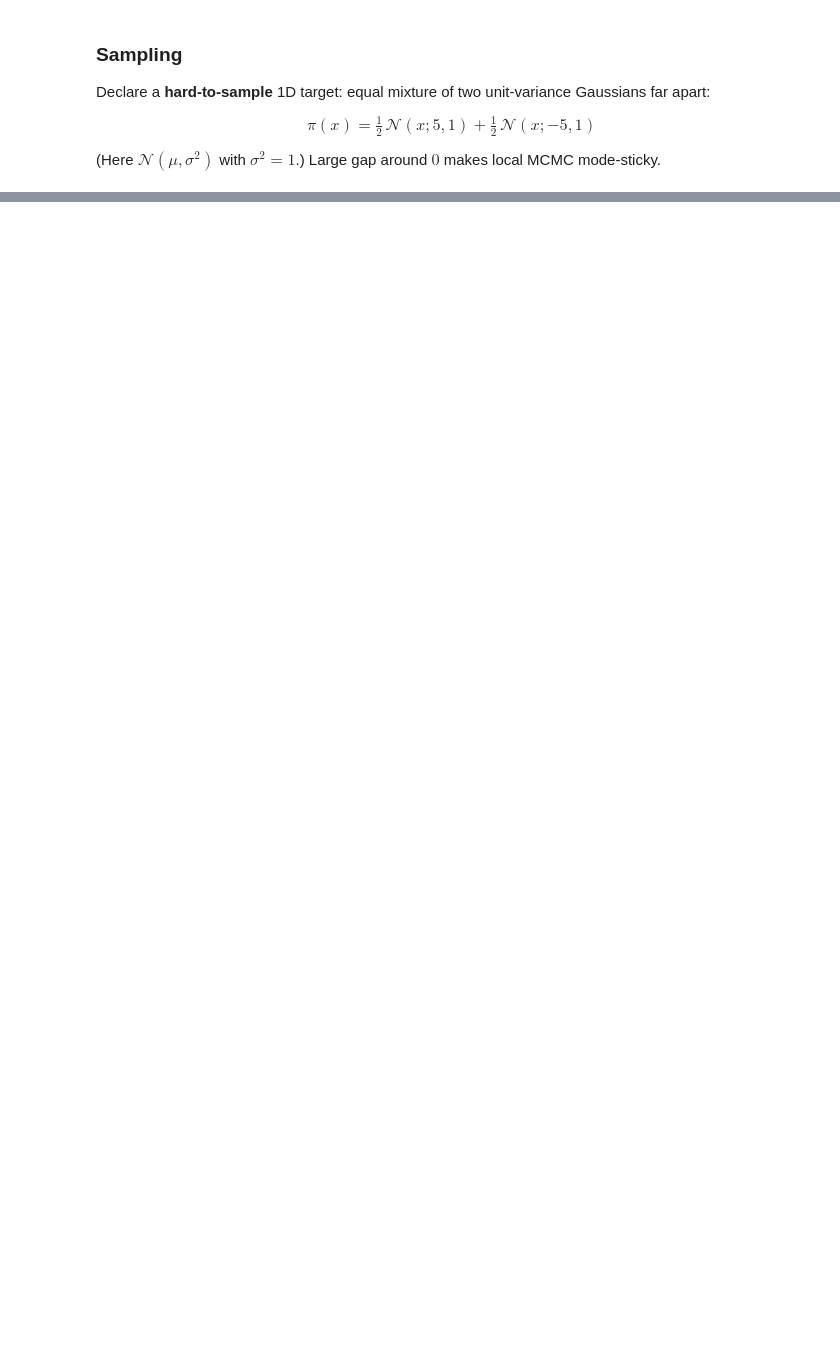
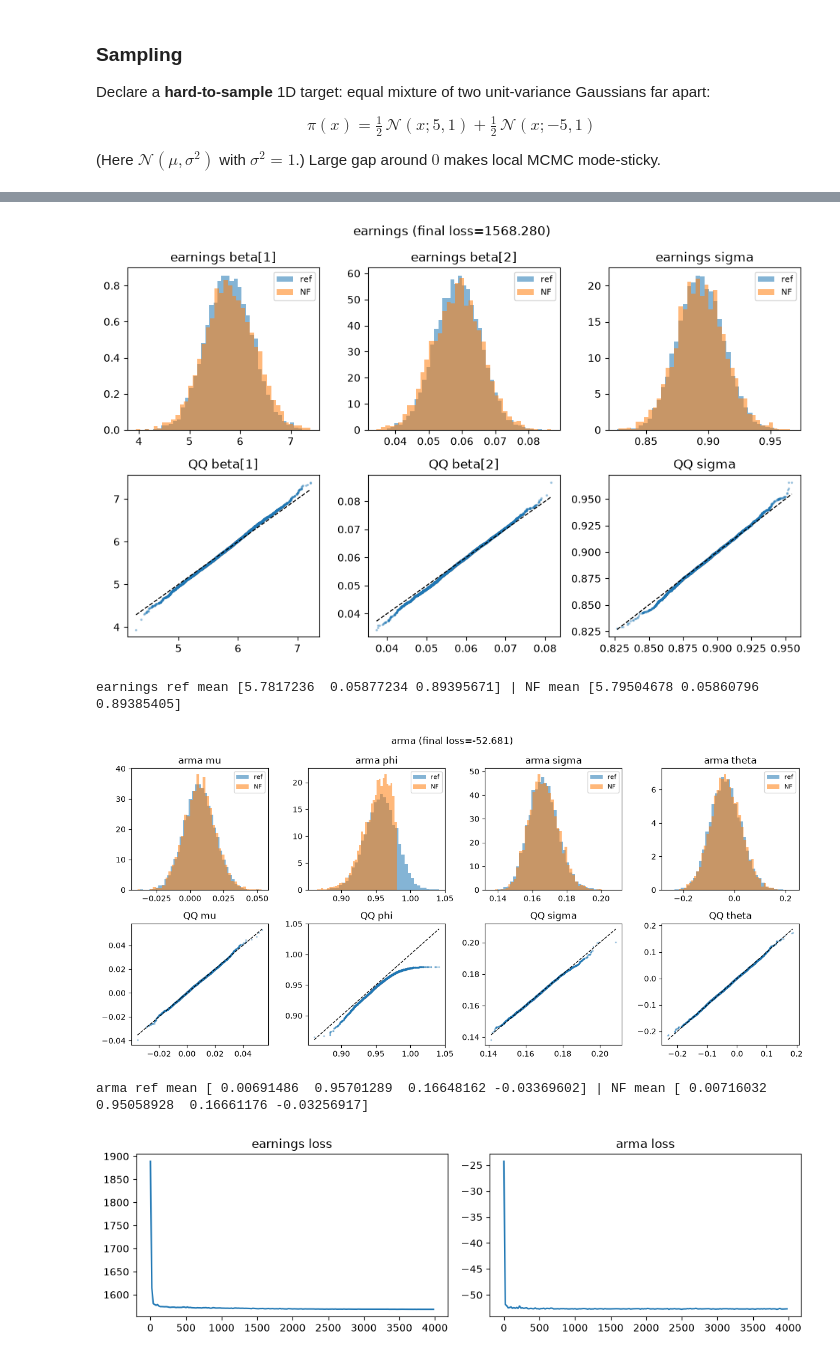
Before and after one commit to saobangmath/MiniProject-PhD-, a Jupyter notebook: notebooks/normalizing-flow.ipynb, the cells around one changed output, grey strips where cells are left out. Saved outputs shown, nothing was run; the diff lists cells and outputs as text; code cells hidden in the pictures; blank space fills up the shorter version.

```diff
--- a/notebooks/normalizing-flow.ipynb
+++ b/notebooks/normalizing-flow.ipynb
@@ -133,8 +133,8 @@ def train_step(params, opt_state, batch):
     params = optax.apply_updates(params, updates)
     return params, opt_state, loss
 
-# --- 2000 epochs ---
-n_epochs = 2000
+# --- 1000 epochs ---
+n_epochs = 1000
 batch_size = 128
 losses = []
 
@@ -357,0 +665,62 @@ fraction of samples with x1>0: 0.515 (≈0.5 if both modes covered)
+# %%
+def sample_flow(flow, params, key, n=5000):
+    dim = flow.layer_size
+    key, k = jax.random.split(key)
+    z = jax.random.normal(k, (n, dim))
+    x, _ = flow.apply({"params": params}, z, reverse=True)
+    return np.asarray(x), key
+
+def plot_compare(losses, theta_nf, theta_ref, param_names, title_prefix):
+    d = theta_ref.shape[1]
+    fig, axes = plt.subplots(2, d, figsize=(3.2 * d, 6))
+    axes = np.atleast_2d(axes)
+    for i in range(d):
+        axes[0, i].hist(theta_ref[:, i], bins=40, density=True, alpha=0.55, label="ref")
+        axes[0, i].hist(theta_nf[:, i], bins=40, density=True, alpha=0.55, label="NF")
+        axes[0, i].set_title(f"{title_prefix} {param_names[i]}")
+        axes[0, i].legend(fontsize=8)
+        ref_q = np.sort(theta_ref[: len(theta_nf), i])
+        nf_q = np.sort(theta_nf[:, i])
+        axes[1, i].scatter(ref_q, nf_q, s=2, alpha=0.3)
+        lo, hi = float(ref_q.min()), float(ref_q.max())
+        axes[1, i].plot([lo, hi], [lo, hi], "k--", lw=1)
+        axes[1, i].set_title(f"QQ {param_names[i]}")
+    fig.suptitle(f"{title_prefix} (final loss={losses[-1]:.3f})")
+    plt.tight_layout()
+    plt.show()
+    print(title_prefix, "ref mean", theta_ref.mean(0), "| NF mean", theta_nf.mean(0))
+
+# flow samples in whitened unconstrained space -> unconstrained u -> theta
+z_e, key_earn = sample_flow(flow_earn, params_earn, key_earn)
+u_e = earn_mean + earn_std * z_e
+plot_compare(
+    losses_earn,
+    u_to_theta_earnings(u_e),
+    pdb_targets["earnings-logearn_height"]["X_ref"],
+    pdb_targets["earnings-logearn_height"]["param_names"],
+    "earnings",
+)
+
+z_a, key_arma = sample_flow(flow_arma, params_arma, key_arma)
+u_a = arma_mean + arma_std * z_a
+plot_compare(
+    losses_arma,
+    u_to_theta_arma(u_a),
+    pdb_targets["arma-arma11"]["X_ref"],
+    pdb_targets["arma-arma11"]["param_names"],
+    "arma",
+)
+
+fig, axes = plt.subplots(1, 2, figsize=(10, 3))
+axes[0].plot(np.arange(0, pdb_steps, 20), losses_earn)
+axes[0].set_title("earnings loss")
+axes[1].plot(np.arange(0, pdb_steps, 20), losses_arma)
+axes[1].set_title("arma loss")
+plt.tight_layout()
+plt.show()
+# %% [output]
+[figure, added]
+earnings ref mean [5.7817236  0.05877234 0.89395671] | NF mean [5.79504678 0.05860796 0.89385405]
+[figure, added]
+arma ref mean [ 0.00691486  0.95701289  0.16648162 -0.03369602] | NF mean [ 0.00716032  0.95058928  0.16661176 -0.03256917]
+[figure, added]
```
Also changed, not shown: parts of 11 cells of this notebook, 2 other files.
